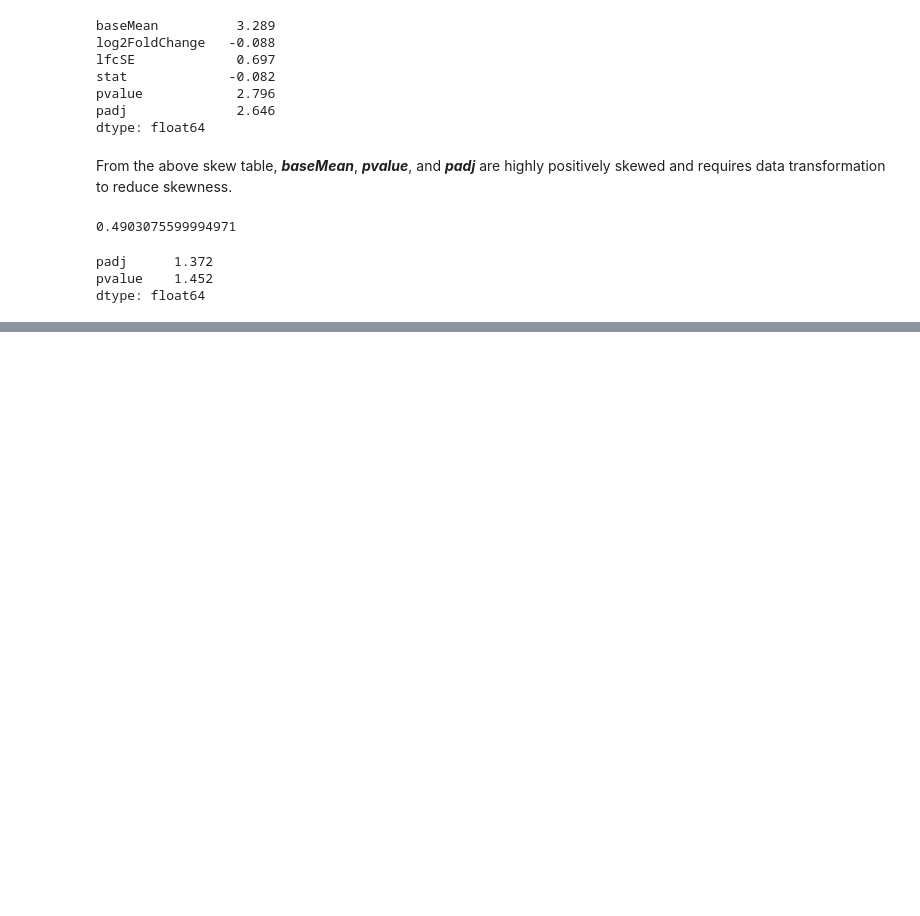
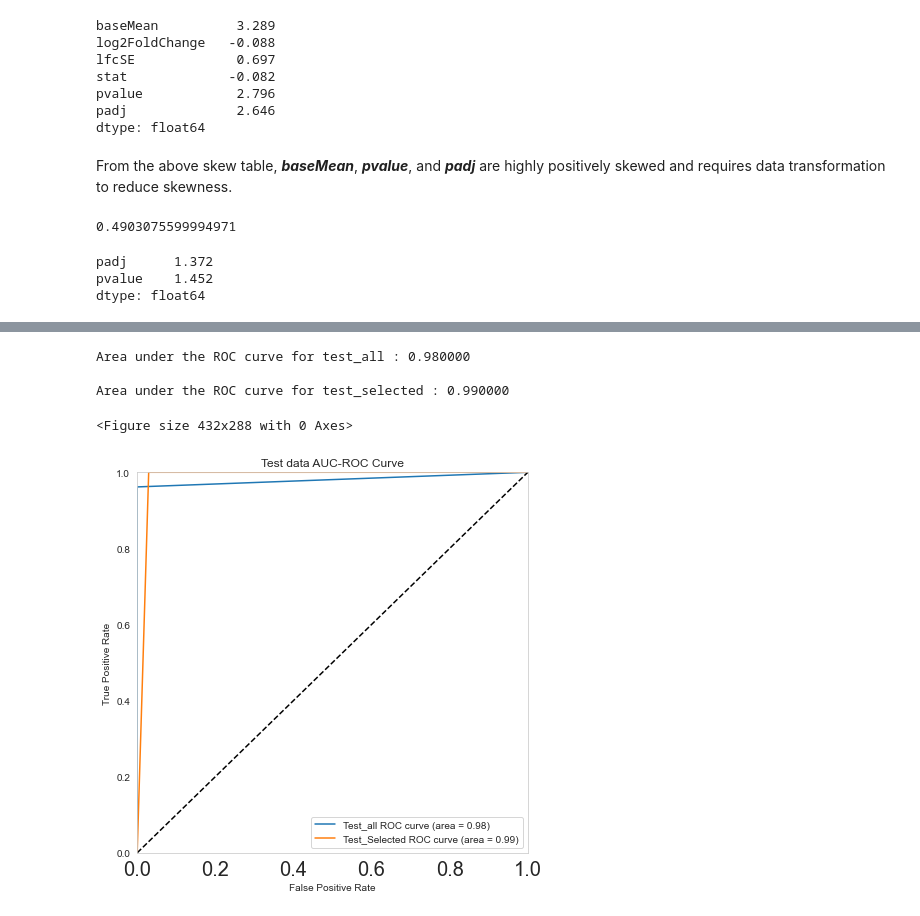
Before and after one commit to lawrence2269/A-ML-approach-for-classifying-RNA-Seq-data, a Jupyter notebook: src/ML_workspace_for_RNA_Seq_data.ipynb, the cells around one changed output, grey strips where cells are left out. Saved outputs shown, nothing was run; the diff lists cells and outputs as text; code cells hidden in the pictures; blank space fills up the shorter version.

```diff
--- a/src/ML_workspace_for_RNA_Seq_data.ipynb
+++ b/src/ML_workspace_for_RNA_Seq_data.ipynb
@@ -197,0 +292,3 @@ dtype: float64
+# %%
+x_values = x.values
+y_values = y.values
@@ -197,0 +336,3 @@ dtype: float64
+# %%
+pca = PCA(.95)
+pca.fit(X_train_all)
@@ -197,0 +341,14 @@ dtype: float64
+# %%
+X_train_all_pca = pca.transform(X_train_all)
+X_test_all_pca = pca.transform(X_test_all)
+X_val_all_pca = pca.transform(X_val_all)
+# %%
+# with selected features
+X_train_selected, X_test_selected, Y_train_selected, Y_test_selected = train_test_split(x_selected, y_selected,
+                                                                       test_size= 1-train_ratio, random_state=123)
+X_val_selected, X_test_selected, Y_val_selected, Y_test_selected = train_test_split(X_test_selected, Y_test_selected, test_size=test_ratio/(test_ratio + validation_ratio))
+#Scaling
+sc_X = StandardScaler()
+X_train_selected = sc_X.fit_transform(X_train_selected)
+X_test_selected = sc_X.transform(X_test_selected)
+X_val_selected = sc_X.transform(X_val_selected)
@@ -197,0 +502,32 @@ dtype: float64
+# %%
+probability_pred_test_all = classifier_all.predict_proba(X_test_all)
+probability_pred_test_selected = classifier_selected.predict_proba(X_test_selected)
+
+fpr_test_all, tpr_test_all, _ = metrics.roc_curve(Y_test_all, probability_pred_test_all[:,1])
+fpr_test_selected, tpr_test_selected, _ = metrics.roc_curve(Y_test_selected, probability_pred_test_selected[:,1])
+
+roc_auc_test_all = round(metrics.auc(fpr_test_all, tpr_test_all),2)
+roc_auc_test_selected = round(metrics.auc(fpr_test_selected, tpr_test_selected),2)
+
+print("\nArea under the ROC curve for test_all : %f" % roc_auc_test_all)
+print("\nArea under the ROC curve for test_selected : %f" % roc_auc_test_selected)
+
+plt.clf()
+plt.figure(figsize=(7,7))
+plt.plot(fpr_test_all, tpr_test_all, label='Test_all ROC curve (area = %0.2f)' % roc_auc_test_all)
+plt.plot(fpr_test_selected, tpr_test_selected, label='Test_Selected ROC curve (area = %0.2f)' % roc_auc_test_selected)
+plt.plot([0, 1], [0, 1], 'k--')
+plt.xlim([0.0, 1.0])
+plt.ylim([0.0, 1.0])
+plt.xlabel('False Positive Rate')
+plt.ylabel('True Positive Rate')
+plt.title('Test data AUC-ROC Curve')
+plt.legend(loc="lower right")
+plt.grid(b=None)
+plt.show()
+# %% [output]
+Area under the ROC curve for test_all : 0.980000
+
+Area under the ROC curve for test_selected : 0.990000
+<Figure size 432x288 with 0 Axes>
+[figure, added]
```
Also changed, not shown: parts of 38 cells of this notebook, 1 other file.
